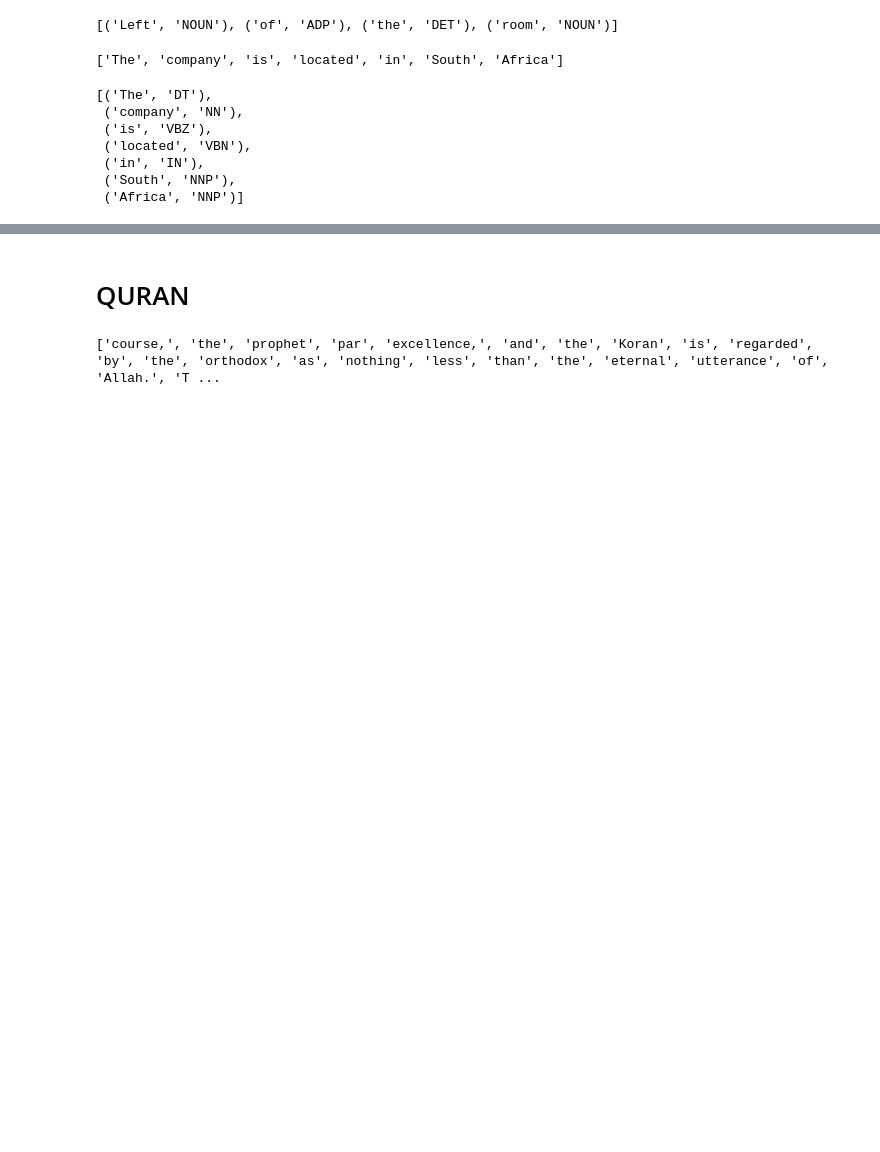
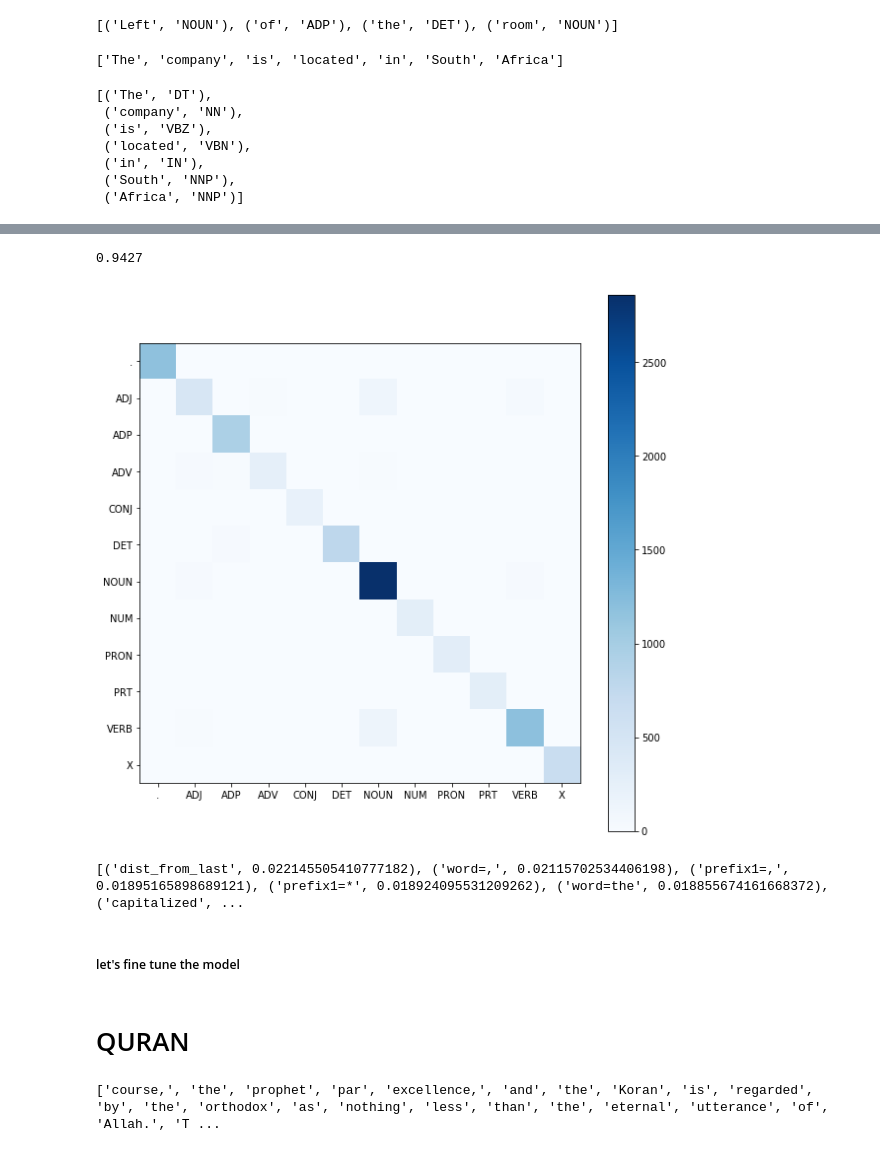
Before and after one commit to GTorley/NLP_book_notepad_for_practice, a Jupyter notebook: hands_onnaturallanguageprocessingwithpython-v1.ipynb, the cells around one changed output, grey strips where cells are left out. Drawn from its saved outputs; the diff is of its cells as text; code cells hidden in the pictures; blank space fills up the shorter version.

Commit message:
instead of downloder now direct download. Sklearn predictive model for pos tag classification

```diff
--- a/hands_onnaturallanguageprocessingwithpython-v1.ipynb
+++ b/hands_onnaturallanguageprocessingwithpython-v1.ipynb
@@ -440,0 +559,3 @@ print(nltk.ne_chunk(tagged_sent))
+# %%
+# taining-test split 80%-20%
+X_train,X_test,y_train,y_test = train_test_split(X_transformed, y_sampled, test_size=0.2, random_state=123)
@@ -440,0 +566,3 @@ print(nltk.ne_chunk(tagged_sent))
+# %%
+rf = RandomForestClassifier()
+rf.fit(X_train,y_train)
@@ -441,3 +596,28 @@ print(nltk.ne_chunk(tagged_sent))
+# %%
+predictions = rf.predict(X_test)
+# %%
+accuracy_score(y_test,predictions)
+# %% [output]
+0.9427
+# %%
+conf_matrix = confusion_matrix(y_test,predictions)
+# %%
+plt.figure(figsize=(10,10))
+plt.xticks(np.arange(len(rf.classes_)),rf.classes_)
+plt.yticks(np.arange(len(rf.classes_)),rf.classes_)
+plt.imshow(conf_matrix,cmap=plt.cm.Blues)
+plt.colorbar()
+plt.show()
+# %% [output]
+[figure, added]
+# %%
+feature_list = zip(dict_vectorizer.get_feature_names(),rf.feature_importances_)
+sorted_features = sorted(feature_list,key=lambda x: x[1], reverse=True)
+print(sorted_features[0:20])
+# %% [output]
+[('dist_from_last', 0.022145505410777182), ('word=,', 0.02115702534406198), ('prefix1=,', 0.01895165898689121), ('prefix1=*', 0.018924095531209262), ('word=the', 0.018855674161668372), ('capitalized', ...
+# %% [markdown]
+##### let's fine tune the model
 # %% [markdown]
 # QURAN
 # %%
```
Also changed, not shown: parts of 26 cells of this notebook.
